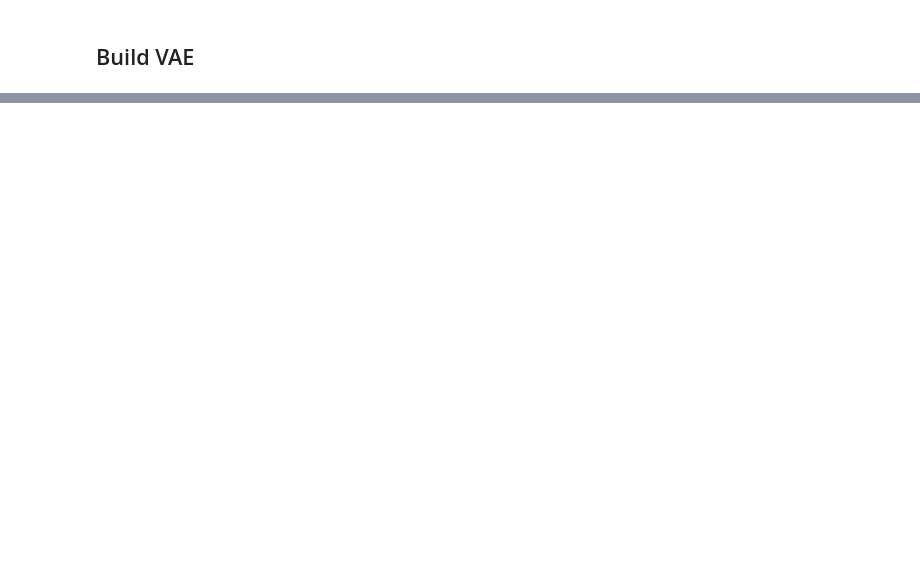
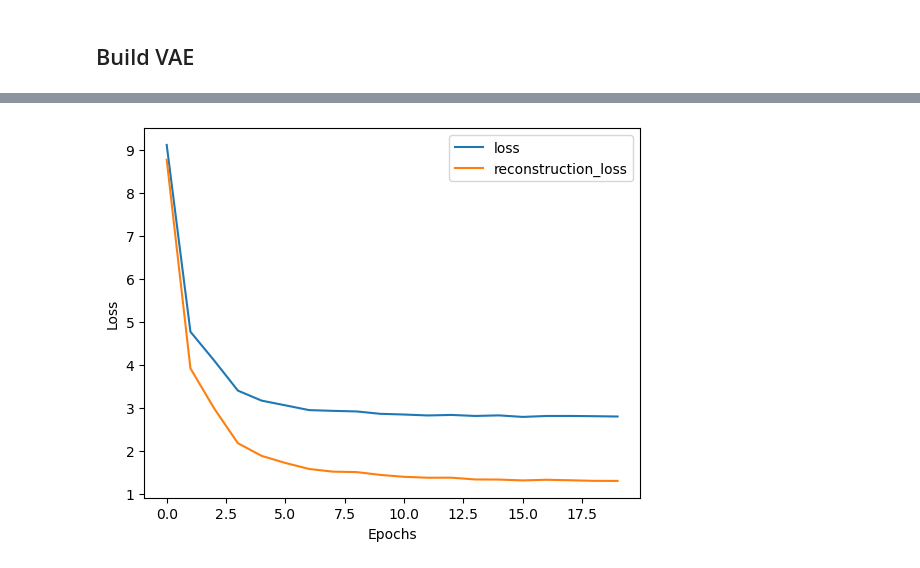
Before and after one commit to spatialaudio/Data-Driven-EIT-Imaging-using-Recurrent-Neural-Networks, a Jupyter notebook: codes/pred_thorax_LSTM_M_VAE.ipynb, the cells around one changed output, grey strips where cells are left out. Cells and saved outputs as stored; diff of their text form; code cells hidden in the pictures; blank space fills up the shorter version.

```diff
--- a/codes/pred_thorax_LSTM_M_VAE.ipynb
+++ b/codes/pred_thorax_LSTM_M_VAE.ipynb
@@ -84,0 +101,3 @@ class Sampling(layers.Layer):
+# %%
+vae.compile(Adam(), loss=tf.losses.mean_squared_error)
+history = vae.fit(perms_train, epochs=20, batch_size=32)
@@ -84,0 +130,9 @@ class Sampling(layers.Layer):
+# %%
+plt.plot(history.history["loss"], label="loss")
+plt.plot(history.history["reconstruction_loss"], label="reconstruction_loss")
+plt.xlabel("Epochs")
+plt.ylabel("Loss")
+plt.legend()
+plt.show()
+# %% [output]
+[figure, added]
```
Also changed, not shown: parts of 43 cells of this notebook, 2 other files.
